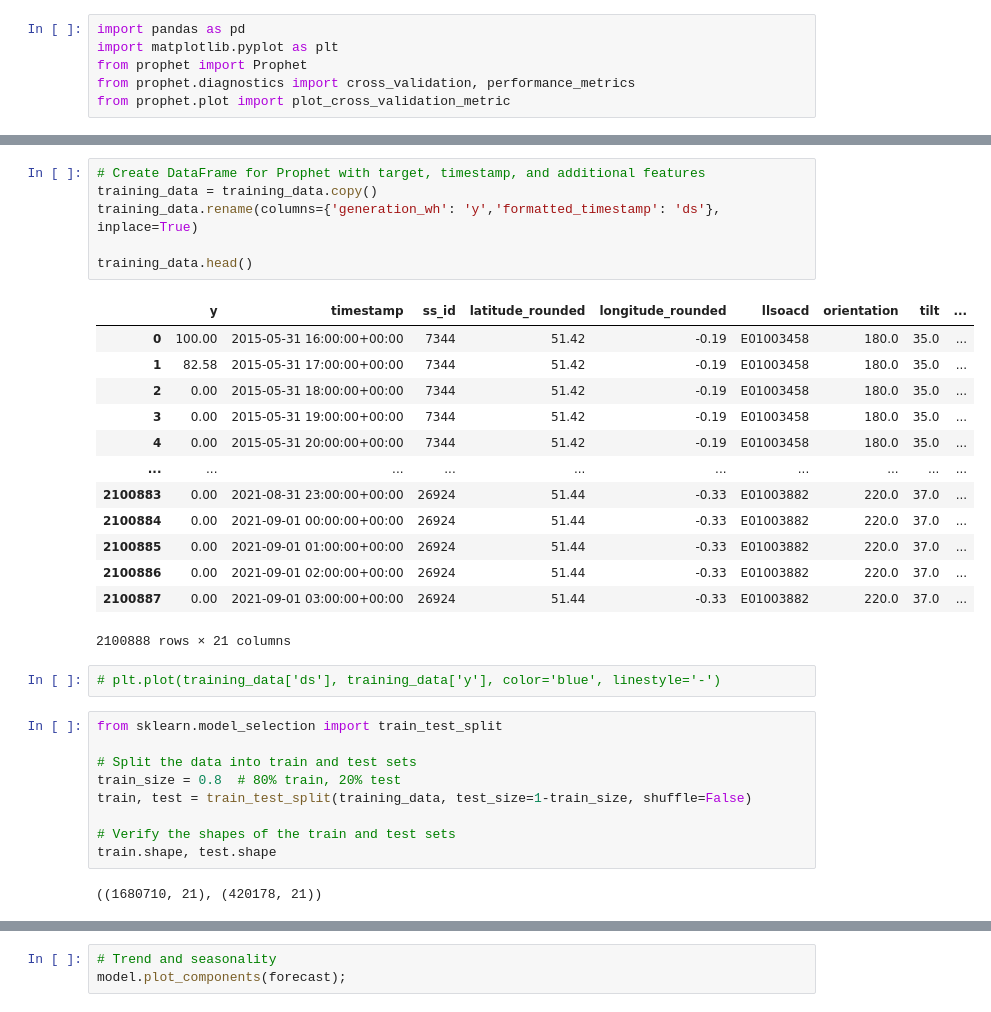
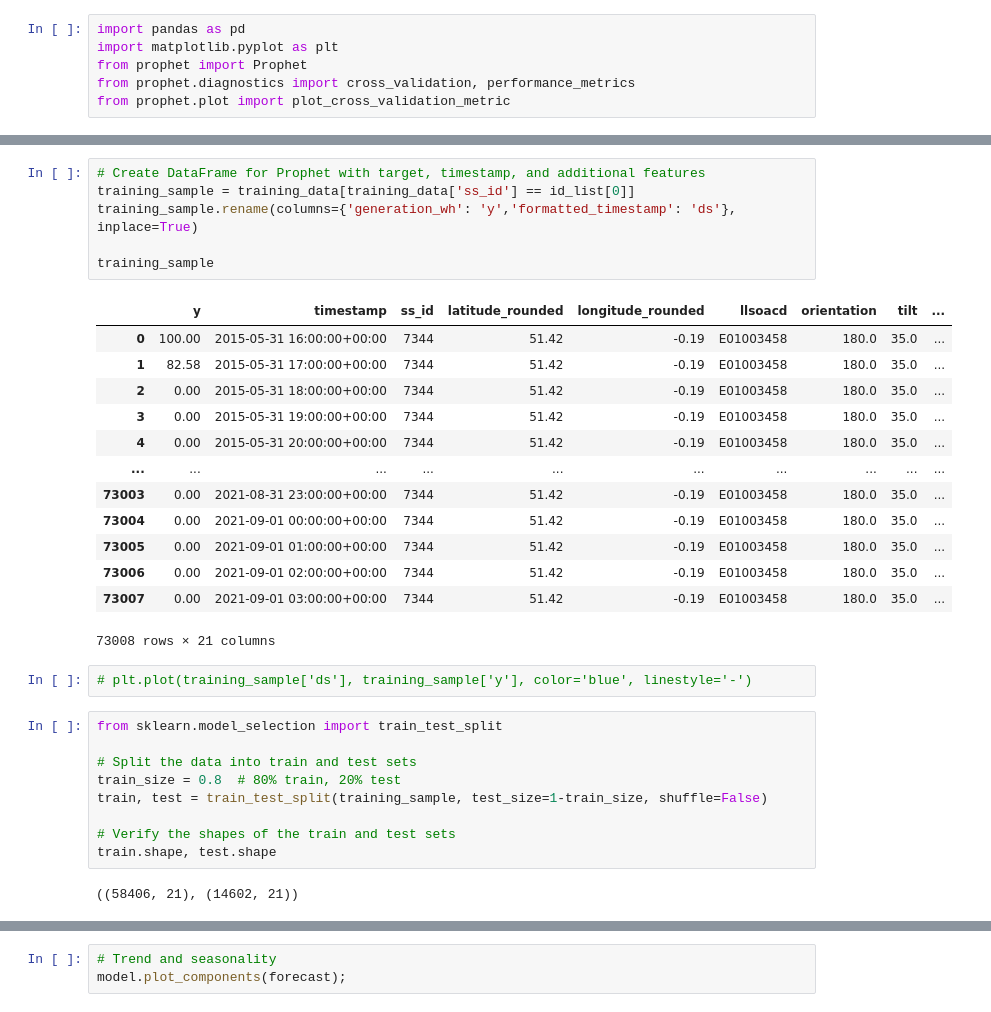
Before and after one commit to hramzan01/market, a Jupyter notebook: notebooks/supply_refactored.ipynb, the cells around one changed output, grey strips where cells are left out. Saved outputs shown, nothing was run; the diff lists cells and outputs as text.

```diff
--- a/notebooks/supply_refactored.ipynb
+++ b/notebooks/supply_refactored.ipynb
@@ -184,35 +178,35 @@ from prophet.plot import plot_cross_validation_metric
 # %%
 # Create DataFrame for Prophet with target, timestamp, and additional features
-training_data = training_data.copy()
-training_data.rename(columns={'generation_wh': 'y','formatted_timestamp': 'ds'}, inplace=True)
+training_sample = training_data[training_data['ss_id'] == id_list[0]]
+training_sample.rename(columns={'generation_wh': 'y','formatted_timestamp': 'ds'}, inplace=True)
 
-training_data.head()
+training_sample
 # %% [output]
 |  | y | timestamp | ss_id | latitude_rounded | longitude_rounded | llsoacd | orientation | tilt | ... |
 | 0 | 100.00 | 2015-05-31 16:00:00+00:00 | 7344 | 51.42 | -0.19 | E01003458 | 180.0 | 35.0 | ... |
 | 1 | 82.58 | 2015-05-31 17:00:00+00:00 | 7344 | 51.42 | -0.19 | E01003458 | 180.0 | 35.0 | ... |
 | 2 | 0.00 | 2015-05-31 18:00:00+00:00 | 7344 | 51.42 | -0.19 | E01003458 | 180.0 | 35.0 | ... |
 | 3 | 0.00 | 2015-05-31 19:00:00+00:00 | 7344 | 51.42 | -0.19 | E01003458 | 180.0 | 35.0 | ... |
 | 4 | 0.00 | 2015-05-31 20:00:00+00:00 | 7344 | 51.42 | -0.19 | E01003458 | 180.0 | 35.0 | ... |
 | ... | ... | ... | ... | ... | ... | ... | ... | ... | ... |
-| 2100883 | 0.00 | 2021-08-31 23:00:00+00:00 | 26924 | 51.44 | -0.33 | E01003882 | 220.0 | 37.0 | ... |
-| 2100884 | 0.00 | 2021-09-01 00:00:00+00:00 | 26924 | 51.44 | -0.33 | E01003882 | 220.0 | 37.0 | ... |
-| 2100885 | 0.00 | 2021-09-01 01:00:00+00:00 | 26924 | 51.44 | -0.33 | E01003882 | 220.0 | 37.0 | ... |
-| 2100886 | 0.00 | 2021-09-01 02:00:00+00:00 | 26924 | 51.44 | -0.33 | E01003882 | 220.0 | 37.0 | ... |
-| 2100887 | 0.00 | 2021-09-01 03:00:00+00:00 | 26924 | 51.44 | -0.33 | E01003882 | 220.0 | 37.0 | ... |
+| 73003 | 0.00 | 2021-08-31 23:00:00+00:00 | 7344 | 51.42 | -0.19 | E01003458 | 180.0 | 35.0 | ... |
+| 73004 | 0.00 | 2021-09-01 00:00:00+00:00 | 7344 | 51.42 | -0.19 | E01003458 | 180.0 | 35.0 | ... |
+| 73005 | 0.00 | 2021-09-01 01:00:00+00:00 | 7344 | 51.42 | -0.19 | E01003458 | 180.0 | 35.0 | ... |
+| 73006 | 0.00 | 2021-09-01 02:00:00+00:00 | 7344 | 51.42 | -0.19 | E01003458 | 180.0 | 35.0 | ... |
+| 73007 | 0.00 | 2021-09-01 03:00:00+00:00 | 7344 | 51.42 | -0.19 | E01003458 | 180.0 | 35.0 | ... |
-2100888 rows × 21 columns
+73008 rows × 21 columns
 # %%
-# plt.plot(training_data['ds'], training_data['y'], color='blue', linestyle='-')
+# plt.plot(training_sample['ds'], training_sample['y'], color='blue', linestyle='-')
 # %%
 from sklearn.model_selection import train_test_split
 
 # Split the data into train and test sets
 train_size = 0.8  # 80% train, 20% test
-train, test = train_test_split(training_data, test_size=1-train_size, shuffle=False)
+train, test = train_test_split(training_sample, test_size=1-train_size, shuffle=False)
 
 # Verify the shapes of the train and test sets
 train.shape, test.shape
 # %% [output]
-((1680710, 21), (420178, 21))
+((58406, 21), (14602, 21))
 # %%
 model = Prophet(seasonality_mode='multiplicative', interval_width=0.95)
```
Also changed, not shown: parts of 7 cells of this notebook.
